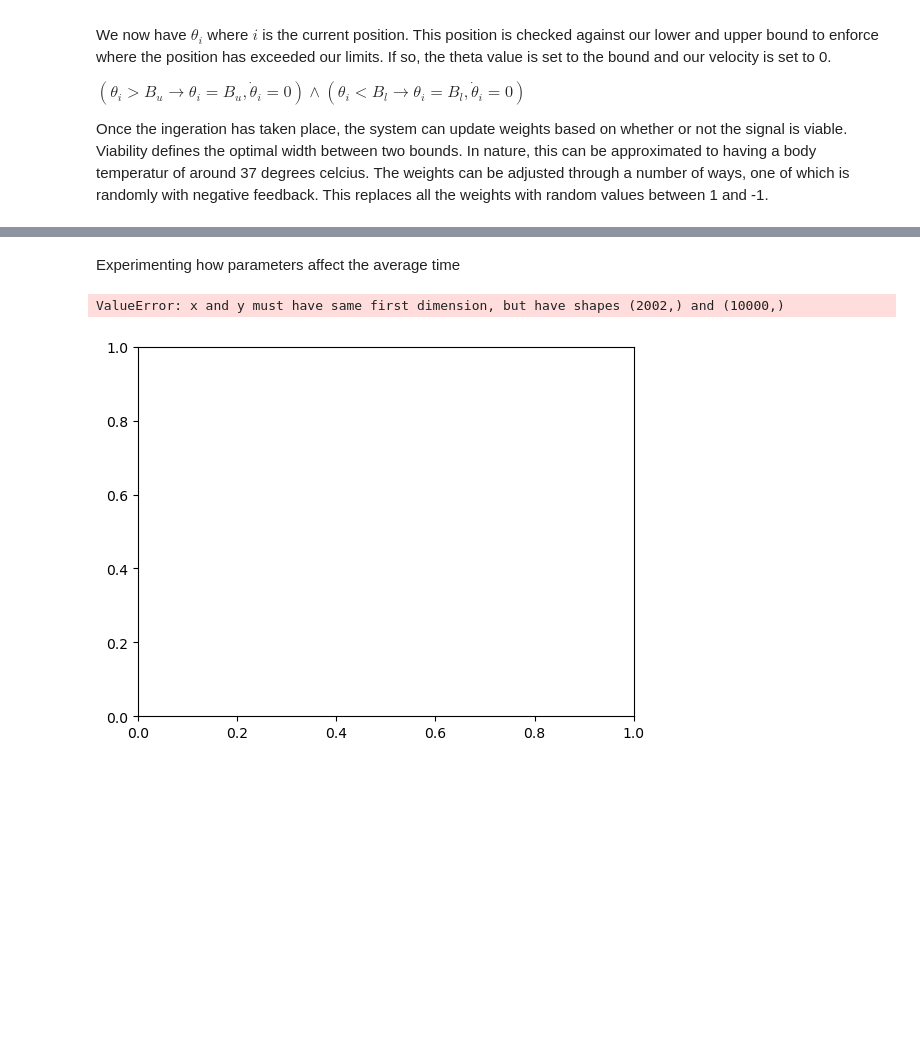
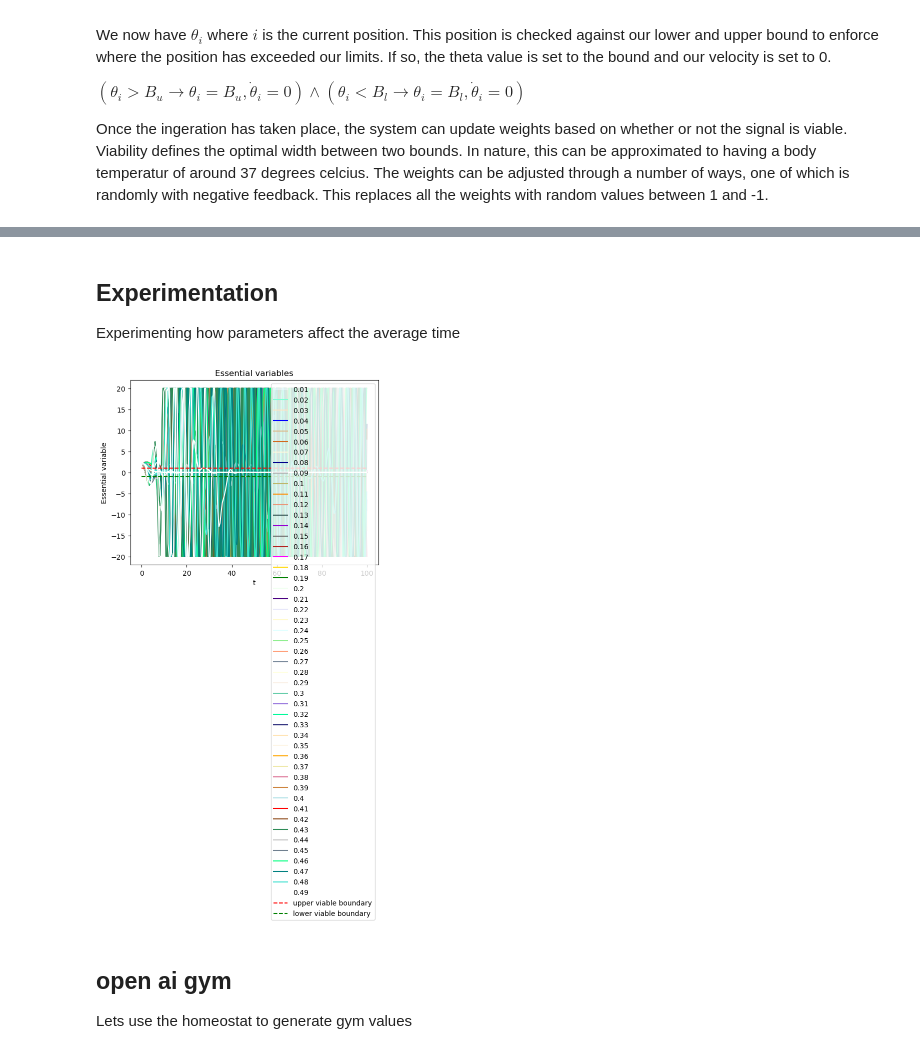
Before and after one commit to shepai/Chaos-Robotics, a Jupyter notebook: Simulation/Reward Modelling/homeostat.ipynb, the cells around one changed output, grey strips where cells are left out. Saved outputs shown, nothing was run; the diff lists cells and outputs as text; code cells hidden in the pictures; blank space fills up the shorter version.

Commit message:
homeostat taking sperate input

```diff
--- a/Simulation/Reward Modelling/homeostat.ipynb
+++ b/Simulation/Reward Modelling/homeostat.ipynb
@@ -124,33 +170,39 @@ plt.show()
 # %% [markdown]
+## Experimentation
+
 Experimenting how parameters affect the average time
 # %%
 import matplotlib.colors as mcolors
 
 def runLoop(dt):
     h=homeostat_client(n_units,upper_limit,lower_limit,upper_viability,lower_viability,test_interval)
     h.runLoop(dt)
     b=h.getThetas(0)
     nump_hom=np.asarray(b).view(np.float32)
-    ts=
+    ts=h.ts
     return nump_hom,ts
 i=0
 colours=mcolors.CSS4_COLORS
 names = list(colours)
-
+#plt.figure(figsize=(5,2))
 for dt in range(1,50):
     dt=dt/100
     for j in range(5):
         nump_hom,ts=runLoop(dt)
         plt.plot(ts[0:len(nump_hom)],nump_hom,c=colours[names[i]])
-    i+=1
-plt.figure(figsize=(5,2))
-plt.plot(ts[0:h.counter],[upper_viability for i in range(len(ts[0:h.counter]))], 'r--', label='upper viable boundary')
-plt.plot(ts[0:h.counter],[lower_viability for i in range(len(ts[0:h.counter]))], 'g--', label='lower viable boundary')
+    plt.plot(ts[0:len(nump_hom)],nump_hom,c=colours[names[i]],label=str(dt))
+    i+=3
 
+plt.plot(ts[0:len(nump_hom)],[upper_viability for i in range(len(nump_hom))], 'r--', label='upper viable boundary')
+plt.plot(ts[0:len(nump_hom)],[lower_viability for i in range(len(nump_hom))], 'g--', label='lower viable boundary')
+plt.legend(loc="upper right")
 plt.title('Essential variables')
 plt.xlabel('t')
 plt.ylabel('Essential variable')
 plt.show()
 # %% [output]
-ValueError: x and y must have same first dimension, but have shapes (2002,) and (10000,)
-[figure, old version]
+[figure, new version]
+# %% [markdown]
+## open ai gym
+
+Lets use the homeostat to generate gym values
```
Also changed, not shown: parts of 6 cells of this notebook, 4 other files.
